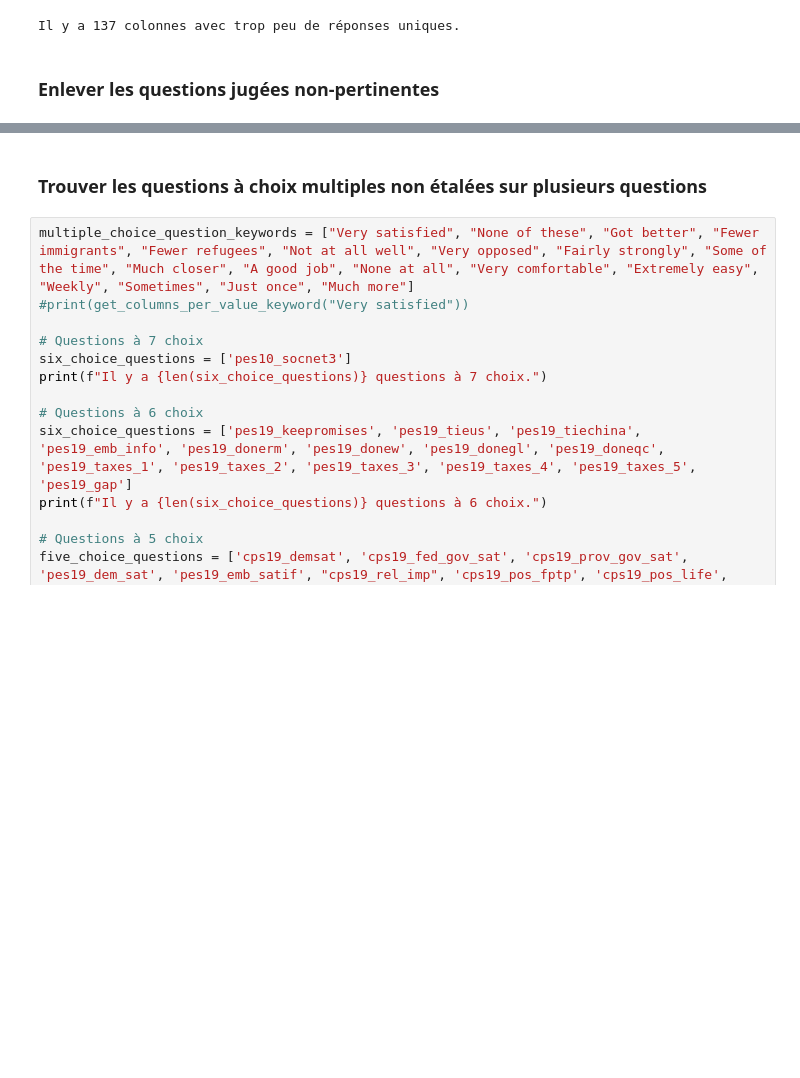
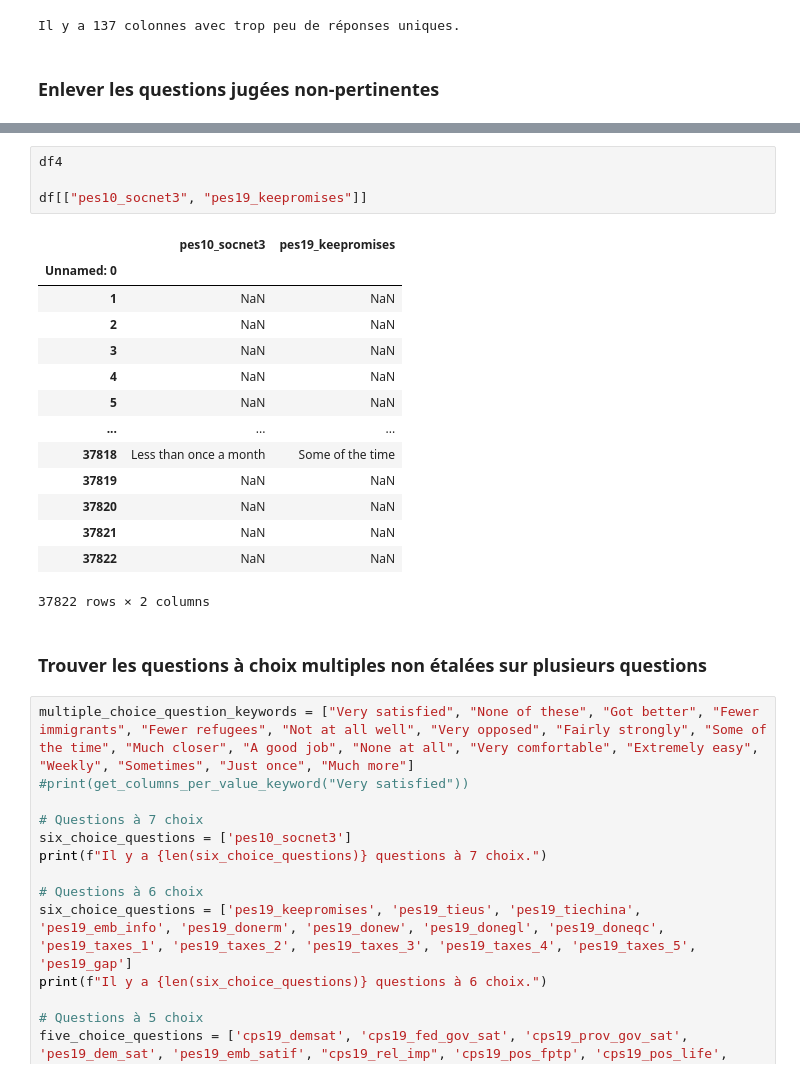
Before and after one commit to n0aaz/Projet_GLO-7027, a Jupyter notebook: traitementDonnees.ipynb, the cells around one changed output, grey strips where cells are left out. Drawn from its saved outputs; the diff is of its cells as text; blank space fills up the shorter version.

```diff
--- a/traitementDonnees.ipynb
+++ b/traitementDonnees.ipynb
@@ -126,3 +140,22 @@ Il y a 1 colonnes non pertinentes.
+# %%
+df4
+
+df[["pes10_socnet3", "pes19_keepromises"]]
+# %% [output]
+|  | pes10_socnet3 | pes19_keepromises |
+| Unnamed: 0 |  |  |
+| 1 | NaN | NaN |
+| 2 | NaN | NaN |
+| 3 | NaN | NaN |
+| 4 | NaN | NaN |
+| 5 | NaN | NaN |
+| ... | ... | ... |
+| 37818 | Less than once a month | Some of the time |
+| 37819 | NaN | NaN |
+| 37820 | NaN | NaN |
+| 37821 | NaN | NaN |
+| 37822 | NaN | NaN |
+37822 rows × 2 columns
 # %% [markdown]
 ### Trouver les questions à choix multiples non étalées sur plusieurs questions
 # %%
```
Also changed, not shown: parts of 4 cells of this notebook, 2 other files.
